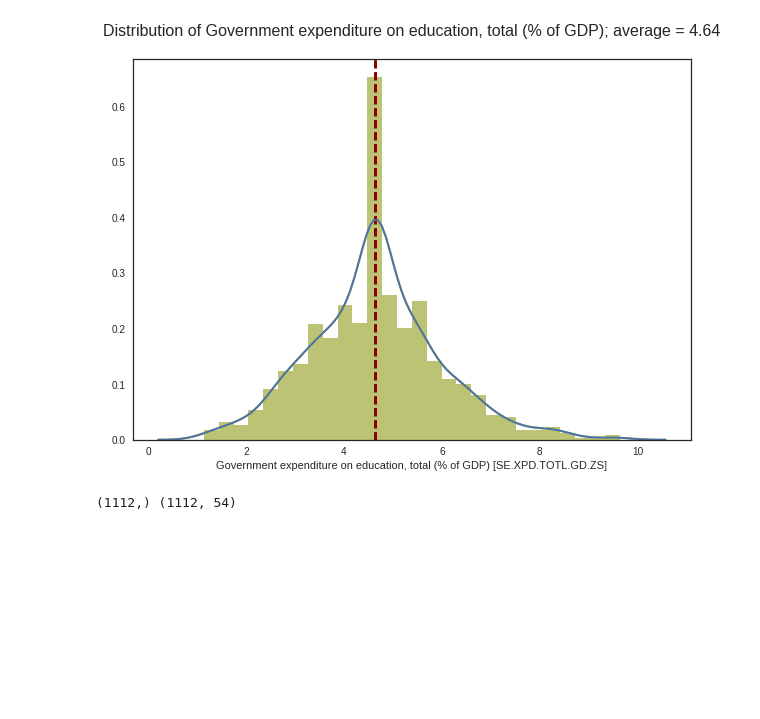
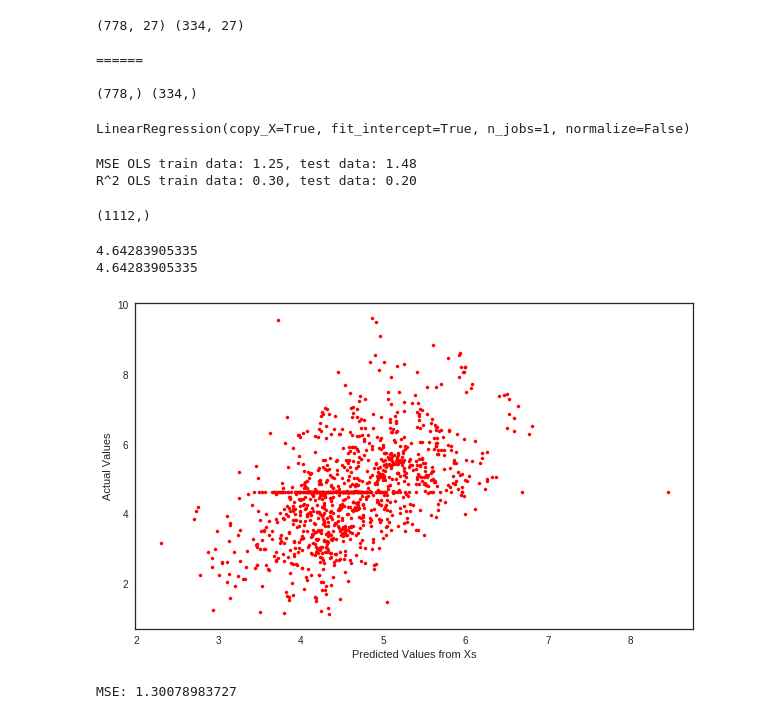
Before and after one commit to dsalicath/ECON628-01-dsalicath, a Jupyter notebook: Project2.ipynb, the cells around one changed output. Saved outputs shown, nothing was run; the diff lists cells and outputs as text; code cells hidden in the pictures; blank space fills up the shorter version.

```diff
--- a/Project2.ipynb
+++ b/Project2.ipynb
@@ -334,0 +492,24 @@ def dist_plotter(title, data, color):
+# %%
+from sklearn.cross_validation import train_test_split
+X_train, X_test, y_train, y_test = train_test_split(Xn, y, test_size=0.3, random_state=10)
+print X_train.shape, X_test.shape
+print "\n======\n"
+print y_train.shape, y_test.shape
+
+# Splitting my data into a train and test dataset
+# https://github.com/jrcmalunay/ECON628-01/blob/master/lab_solutions/MEGA_lab_regression_solutions.ipynb
+# %% [output]
+(778, 27) (334, 27)
+
+======
+
+(778,) (334,)
+# %%
+from sklearn.linear_model import LinearRegression
+
+lr = LinearRegression()
+lr.fit(X_train, y_train)
+
+# Fitting my train data on a linear regression
+# %% [output]
+LinearRegression(copy_X=True, fit_intercept=True, n_jobs=1, normalize=False)
@@ -335,17 +539,38 @@ def dist_plotter(title, data, color):
+# %%
+rsquare_meansquare_error(y_train, y_test, X_train, X_test, "OLS", lr)
+
+# Not to bad for an OLS, but R^2 is low
+# %% [output]
+MSE OLS train data: 1.25, test data: 1.48
+R^2 OLS train data: 0.30, test data: 0.20
+# %%
+model = lr.fit(X, y)
+
+predictions = lr.predict(X)
+predictions.shape
+
+# Fitting my model
+# Print the shape of predictions
+# %% [output]
+(1112,)
 # %%
-dist_plotter("Government expenditure on education, total (% of GDP)", df['Government expenditure on education, total (% of GDP) [SE.XPD.TOTL.GD.ZS]'], 'y')
+print df['Government expenditure on education, total (% of GDP) [SE.XPD.TOTL.GD.ZS]'].mean()
+print predictions.mean()
+
+# Predicting the mean
 # %% [output]
-[figure, removed]
+4.64283905335
+4.64283905335
-# %%
-X = df[['Adult literacy rate, population 15+ years, both sexes (%) [SE.ADT.LITR.ZS]',]]
-y = df['Current education expenditure, total (% of total expenditure in public institutions) [SE.XPD.CTOT.ZS]'].values
-# %%
-columns_ = df.columns.tolist()
-exclude_cols = df['Current education expenditure, total (% of total expenditure in public institutions) [SE.XPD.CTOT.ZS]']
-
-y = df['Current education expenditure, total (% of total expenditure in public institutions) [SE.XPD.CTOT.ZS]']
-
-X = df[[i for i in columns_ if i not in exclude_cols]]
-print y.shape, X.shape
-# %% [output]
-(1112,) (1112, 54)
+# %%
+fig = plt.figure(figsize=(10,6))
+plt.scatter(predictions, y, s=10, c='r', marker='o')
+plt.xlabel("Predicted Values from Xs")
+plt.ylabel("Actual Values")
+plt.show()
+print "MSE:", mean_squared_error(y, predictions)
+
+# Scatter plot of the predicted and actual values of y
+# https://github.com/jrcmalunay/ECON628-01/blob/master/lab_solutions/Linear_Regression_LAB_solutions.ipynb
+# %% [output]
+[figure, added]
+MSE: 1.30078983727
```
Also changed, not shown: parts of 210 cells of this notebook.
